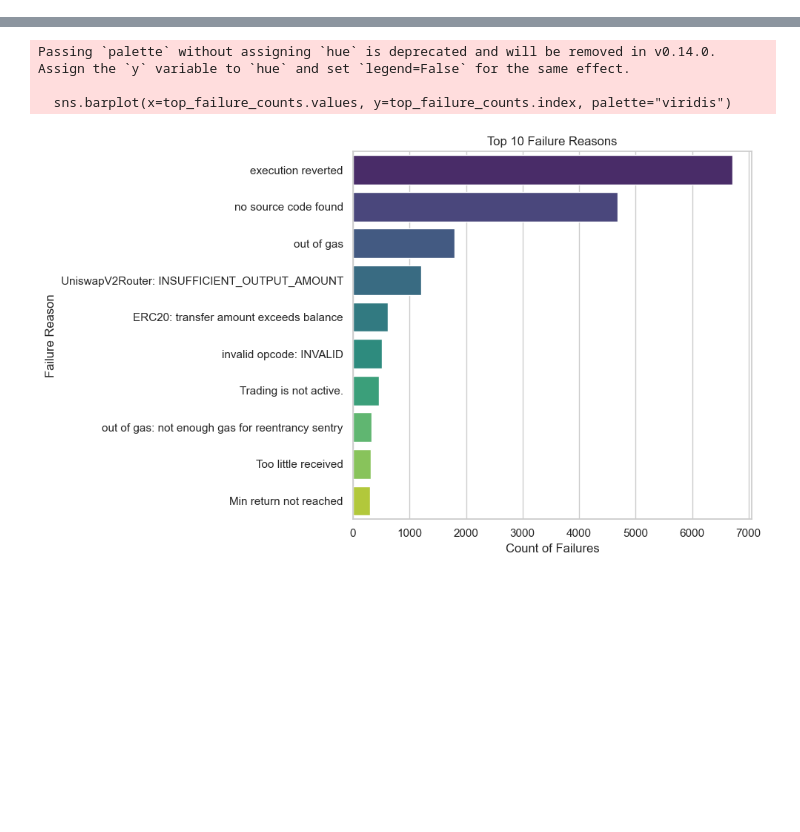
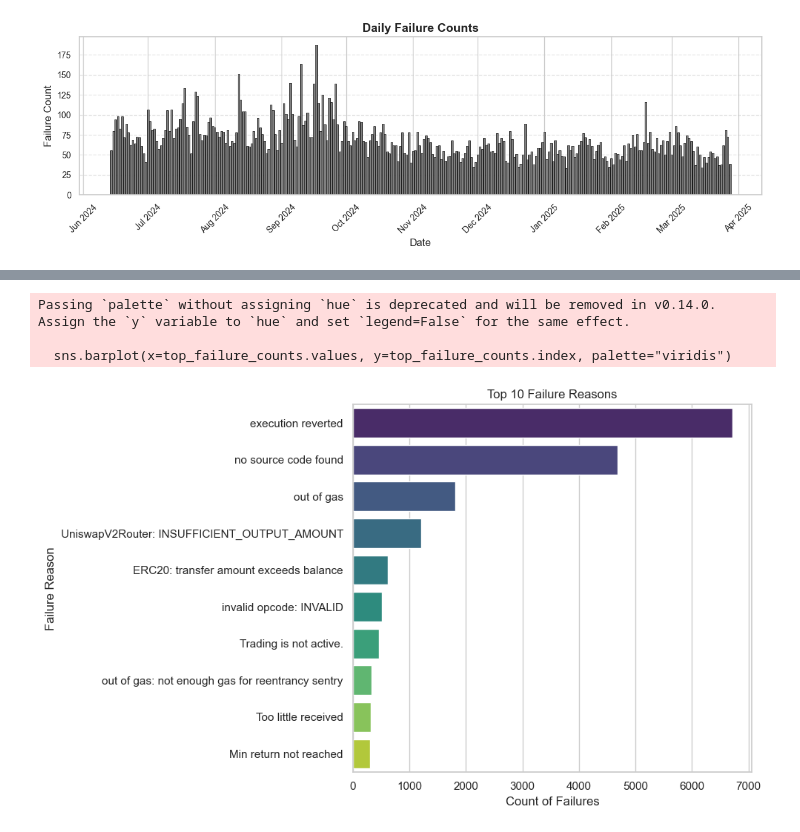
Before and after one commit to mojtaba-eshghie/Raven, a Jupyter notebook: analysis/plotting.ipynb, the cells around one changed output, grey strips where cells are left out. Cells and saved outputs as stored; diff of their text form; code cells hidden in the pictures; blank space fills up the shorter version.

```diff
--- a/analysis/plotting.ipynb
+++ b/analysis/plotting.ipynb
@@ -66,3 +209,50 @@ Contains 'require': 5775
+# %%
+import pandas as pd
+import matplotlib.pyplot as plt
+import matplotlib.dates as mdates
+
+def plot_failure_counts_per_day(df, timestamp_col='timestamp', save_path=None):
+    # Convert timestamp column to datetime
+    df[timestamp_col] = pd.to_datetime(df[timestamp_col], errors='coerce')
+    df = df.dropna(subset=[timestamp_col])
+
+    # Extract date only
+    df['date'] = df[timestamp_col].dt.date
+
+    # Count number of rows (failures) per day
+    daily_counts = df.groupby('date').size()
+    daily_counts.index = pd.to_datetime(daily_counts.index)
+
+    # Plot
+    fig, ax = plt.subplots(figsize=(12, 4))  # slimmer aspect ratio for publication
+
+    ax.bar(daily_counts.index, daily_counts.values, width=0.9, color='gray', edgecolor='black', linewidth=0.5)
+
+    # Set x-axis to show labels once per month
+    ax.xaxis.set_major_locator(mdates.MonthLocator())
+    ax.xaxis.set_major_formatter(mdates.DateFormatter('%b %Y'))
+    ax.tick_params(axis='x', rotation=45)
+
+    # Add grid for readability
+    ax.grid(True, which='major', axis='y', linestyle='--', alpha=0.5)
+
+    # Set labels with publication-friendly font sizes
+    ax.set_title('Daily Failure Counts', fontsize=14, weight='bold')
+    ax.set_xlabel('Date', fontsize=12)
+    ax.set_ylabel('Failure Count', fontsize=12)
+    ax.tick_params(axis='both', labelsize=10)
+
+    plt.tight_layout()
+
+    # Save or show
+    if save_path:
+        plt.savefig(save_path, dpi=300, bbox_inches='tight', format='png')
+    else:
+        plt.show()
+
+plot_failure_counts_per_day(df)
+# %% [output]
+[figure, added]
 # %%
 def frequency(df):
     # Filter out rows where failure_invariant contains 'assert', 'require', or 'revert'
```
Also changed, not shown: parts of 27 cells of this notebook, 8 other files.
